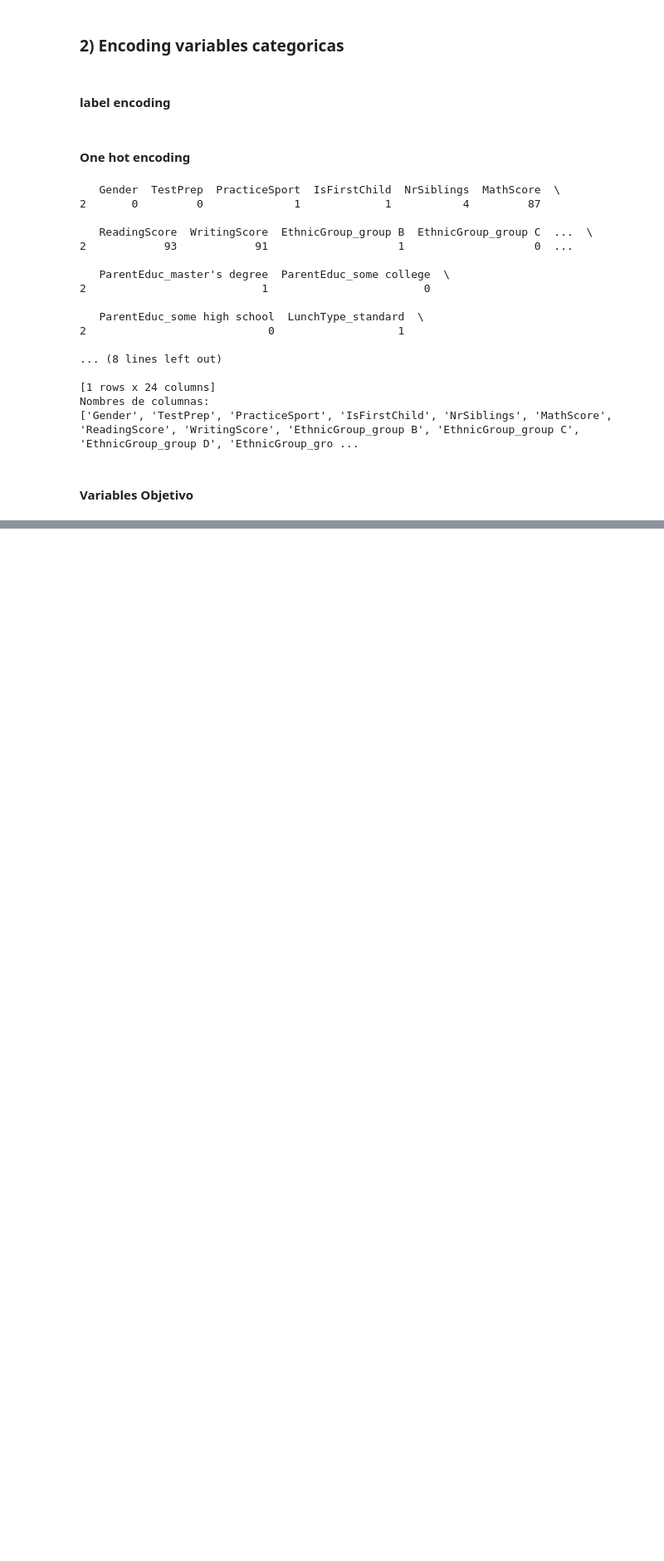
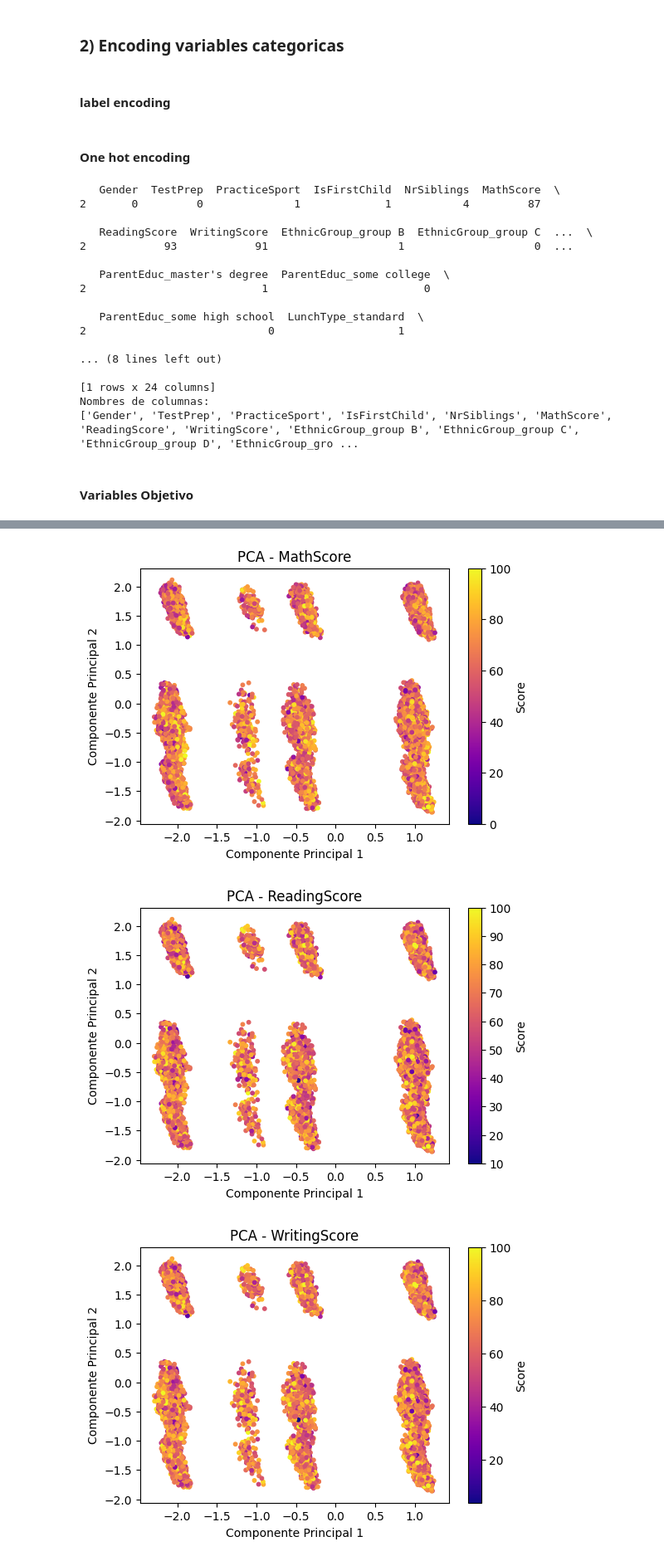
Before and after one commit to ignaciog14/md14_proyecto, a Jupyter notebook: main.ipynb, the cells around one changed output, grey strips where cells are left out. Shown at 83% size. Cells and saved outputs as stored; diff of their text form; code cells hidden in the pictures; blank space fills up the shorter version.

```diff
--- a/main.ipynb
+++ b/main.ipynb
@@ -138,2 +132,7 @@ X = df_copy.drop(columns=['MathScore', 'ReadingScore', 'WritingScore'])
 scaler = StandardScaler()
 X_scaled = scaler.fit_transform(X)
+# %%
+y_math = y['MathScore']
+y_reading = y['ReadingScore']
+y_writing = y['WritingScore']
+scores = [y_math, y_reading, y_writing]
@@ -139,0 +141,9 @@ X_scaled = scaler.fit_transform(X)
+# %%
+from sklearn.decomposition import PCA
+import matplotlib.pyplot as plt
+
+pca = PCA(n_components=2)
+X_pca = pca.fit_transform(X_scaled)
+
+print("Varianza explicada por cada componente:", pca.explained_variance_ratio_)
+print("Varianza total explicada:", pca.explained_variance_ratio_.sum())
@@ -139,0 +155,13 @@ X_scaled = scaler.fit_transform(X)
+# %%
+for score in scores:
+    plt.figure(figsize=(6, 4))
+    plt.scatter(X_pca[:, 0], X_pca[:, 1], c=score, cmap="plasma", s=10)
+    plt.colorbar(label='Score')
+    plt.title(f'PCA - {score.name}')
+    plt.xlabel('Componente Principal 1')
+    plt.ylabel('Componente Principal 2')
+    plt.show()
+# %% [output]
+[figure, added]
+[figure, added]
+[figure, added]
```
Also changed, not shown: parts of 29 cells of this notebook.
